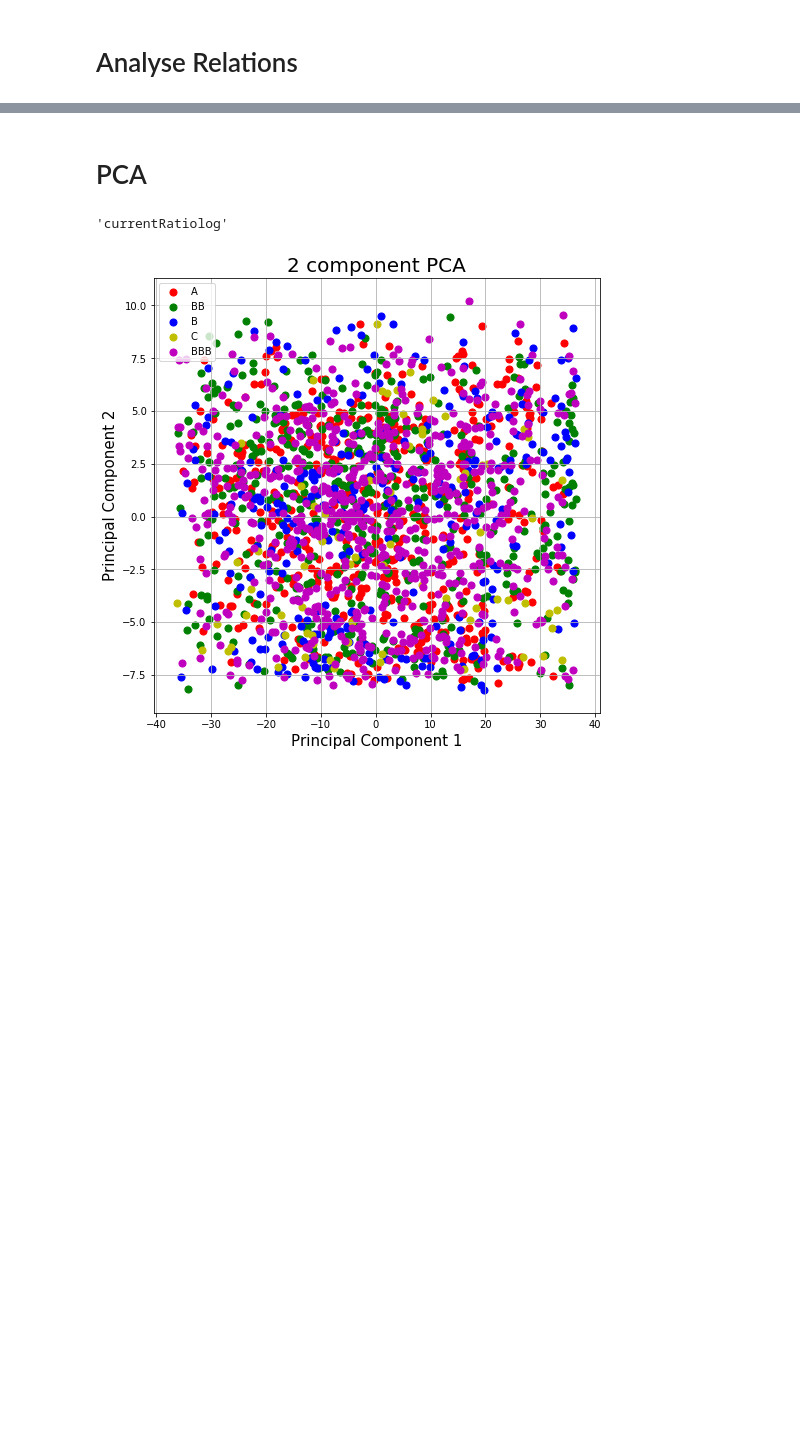
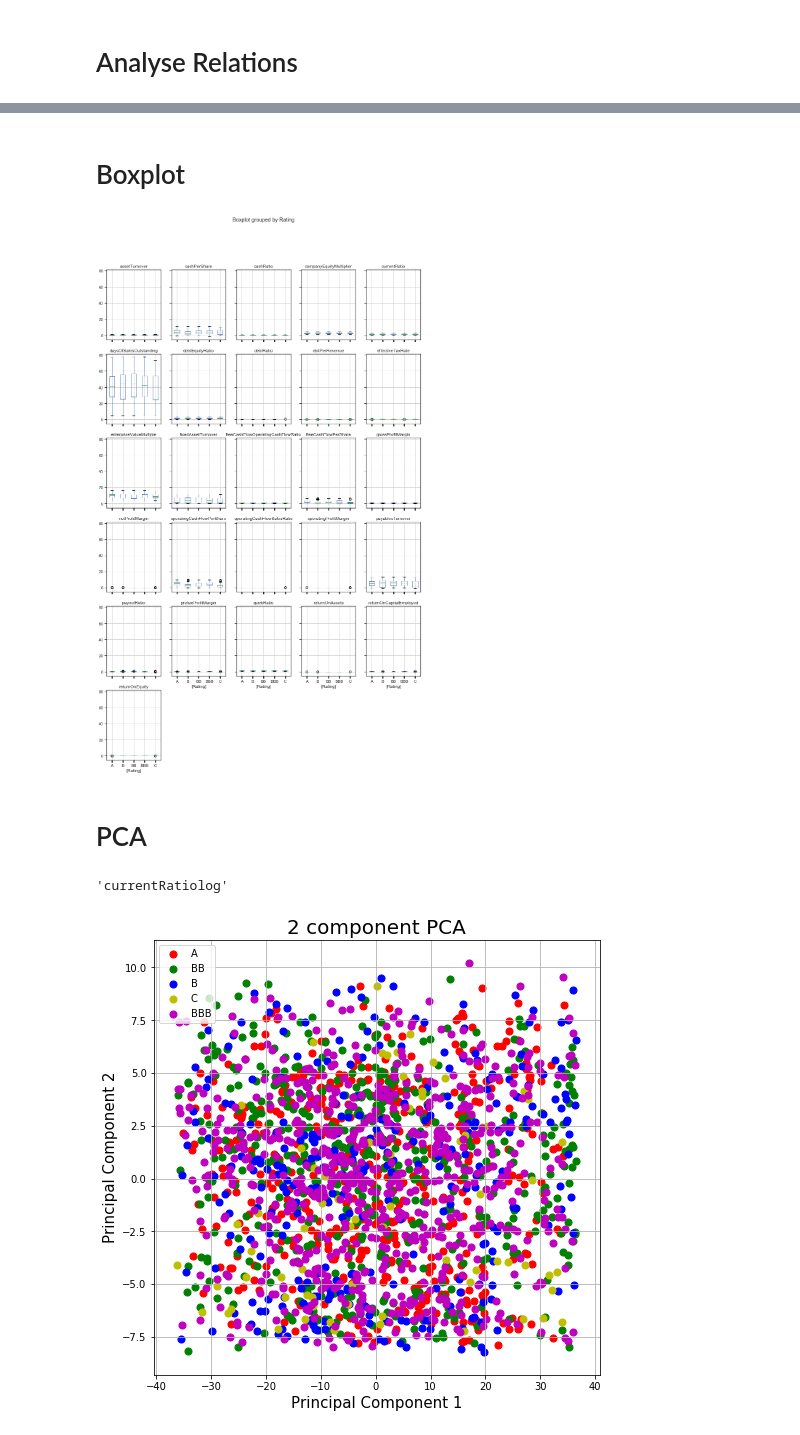
Before and after one commit to Agewerc/ML-Finance, a Jupyter notebook: corporateCreditRatingPrediction.ipynb, the cells around one changed output, grey strips where cells are left out. Saved outputs shown, nothing was run; the diff lists cells and outputs as text; code cells hidden in the pictures; blank space fills up the shorter version.

```diff
--- a/corporateCreditRatingPrediction.ipynb
+++ b/corporateCreditRatingPrediction.ipynb
@@ -223,3 +207,13 @@ df_rating
+# %% [markdown]
+# Boxplot
+# %%
+df_plot = df_rating.copy()
+df_plot = df_plot.iloc[:,0:32]
+df_plot.drop(df_plot.columns[1:6], axis = 1, inplace = True)
+# %%
+boxplot = df_plot.boxplot(by='Rating', figsize=(15,25))
+# %% [output]
+[figure, added]
 # %% [markdown]
 # PCA
 # %%
```
Also changed, not shown: parts of 9 cells of this notebook.
